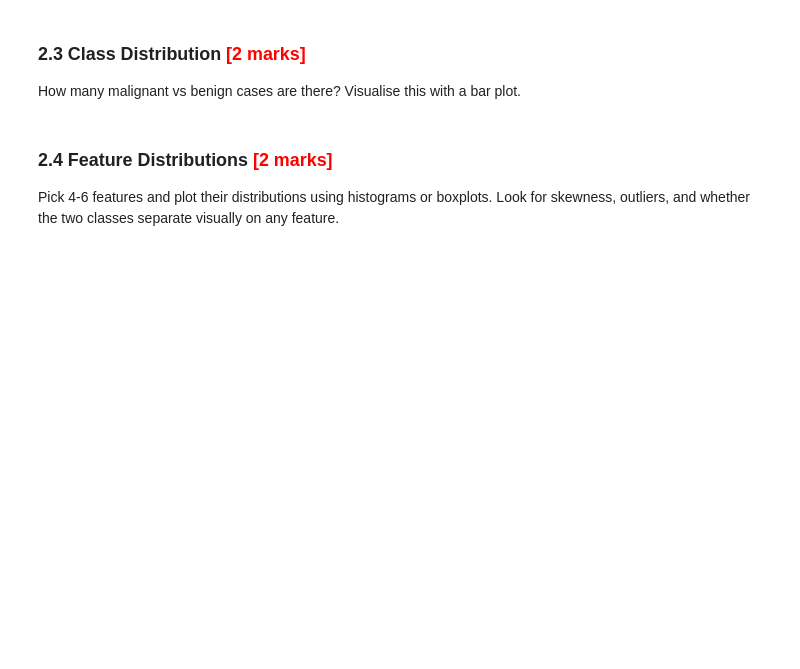
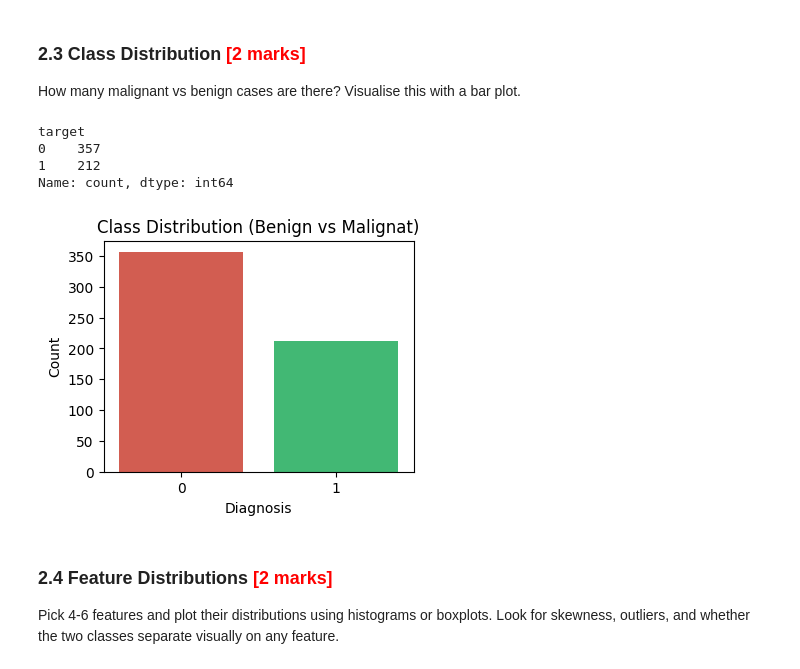
Before and after one commit to rhombus-india/iit-kgp-assignments, a Jupyter notebook: Classification_Assignment_IITKGP/Classification_Models_Exercise.ipynb, the cells around one changed output. Cells and saved outputs as stored; diff of their text form; code cells hidden in the pictures; blank space fills up the shorter version.

```diff
--- a/Classification_Assignment_IITKGP/Classification_Models_Exercise.ipynb
+++ b/Classification_Assignment_IITKGP/Classification_Models_Exercise.ipynb
@@ -101,6 +95,7 @@ array([0, 0, 0, 0, 0, 0, 0, 0, 0, 0, 0, 0, 0, 0, 0, 0, 0, 0, 0, 1, 1, 1,
 # %%
 # Separate features and target, remap so malignant = 1
 ### CODE HERE ###
+y = 1 - data.target
 # %% [markdown]
 ## Stage 2: Data Understanding
 
@@ -132,6 +171,21 @@ How many malignant vs benign cases are there? Visualise this with a bar plot.
 # %%
 # Class distribution after remapping
 ### CODE HERE ###
+# 0 - Benign, 1 Malignant
+counts = y.value_counts()
+print(counts)
+plt.figure(figsize=(4, 3))
+sns.countplot(x=y, palette=['#e74c3c', '#2ecc71'])
+plt.title('Class Distribution (Benign vs Malignat)')
+plt.xlabel('Diagnosis')
+plt.ylabel('Count')
+plt.show()
+# %% [output]
+target
+0    357
+1    212
+Name: count, dtype: int64
+[figure, added]
 # %% [markdown]
 ### 2.4 Feature Distributions <font color="red">[2 marks]</font>
 
```
Also changed, not shown: parts of 10 cells of this notebook.
